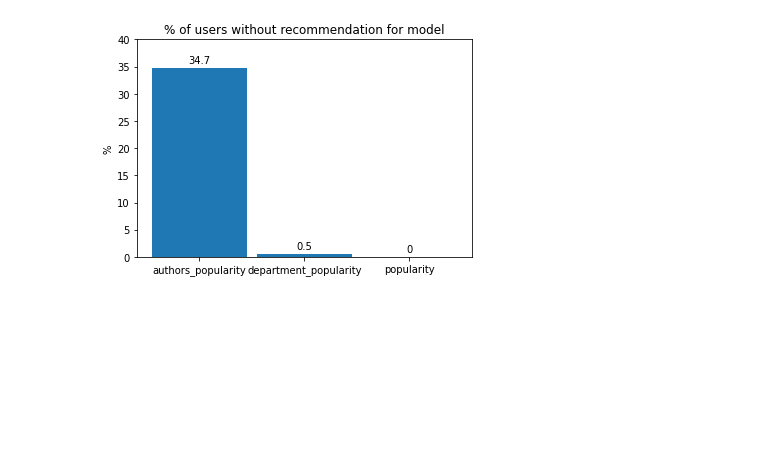
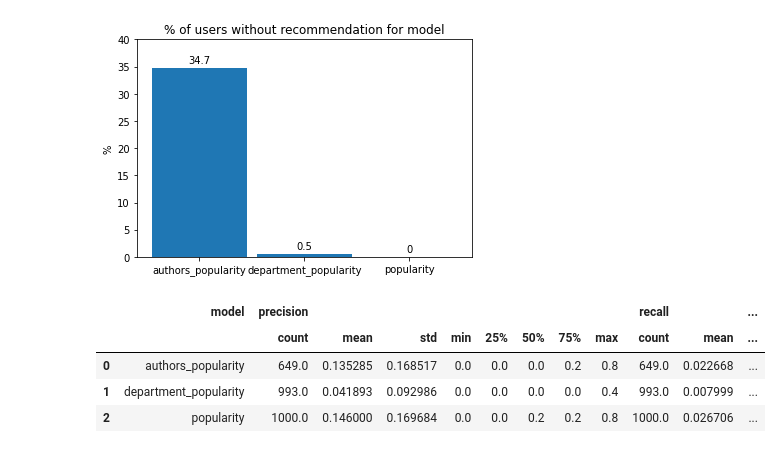
Before and after one commit to amakarewicz/RecommenderSystem, a Jupyter notebook: Piotr/model/test_model/plots_n_data.ipynb, the cells around one changed output. Drawn from its saved outputs; the diff is of its cells as text; code cells hidden in the pictures; blank space fills up the shorter version.

```diff
--- a/Piotr/model/test_model/plots_n_data.ipynb
+++ b/Piotr/model/test_model/plots_n_data.ipynb
@@ -90,3 +88,15 @@ plt.title('% of users without any recommendation for model')
 plt.show()
 # %% [output]
 [figure]
+# %%
+m5 = results[results['number_of_recomm']==5]
+m10 = results[results['number_of_recomm']==10]
+m15 = results[results['number_of_recomm']==15]
+
+m5.groupby(['model'])['precision','recall'].describe().reset_index()
+# %% [output]
+|  | model | precision |  |  |  |  |  |  |  | recall |  | ... |
+|  |  | count | mean | std | min | 25% | 50% | 75% | max | count | mean | ... |
+| 0 | authors_popularity | 649.0 | 0.135285 | 0.168517 | 0.0 | 0.0 | 0.0 | 0.2 | 0.8 | 649.0 | 0.022668 | ... |
+| 1 | department_popularity | 993.0 | 0.041893 | 0.092986 | 0.0 | 0.0 | 0.0 | 0.0 | 0.4 | 993.0 | 0.007999 | ... |
+| 2 | popularity | 1000.0 | 0.146000 | 0.169684 | 0.0 | 0.0 | 0.2 | 0.2 | 0.8 | 1000.0 | 0.026706 | ... |
```
Also changed, not shown: parts of 4 cells of this notebook, 1 other file.
